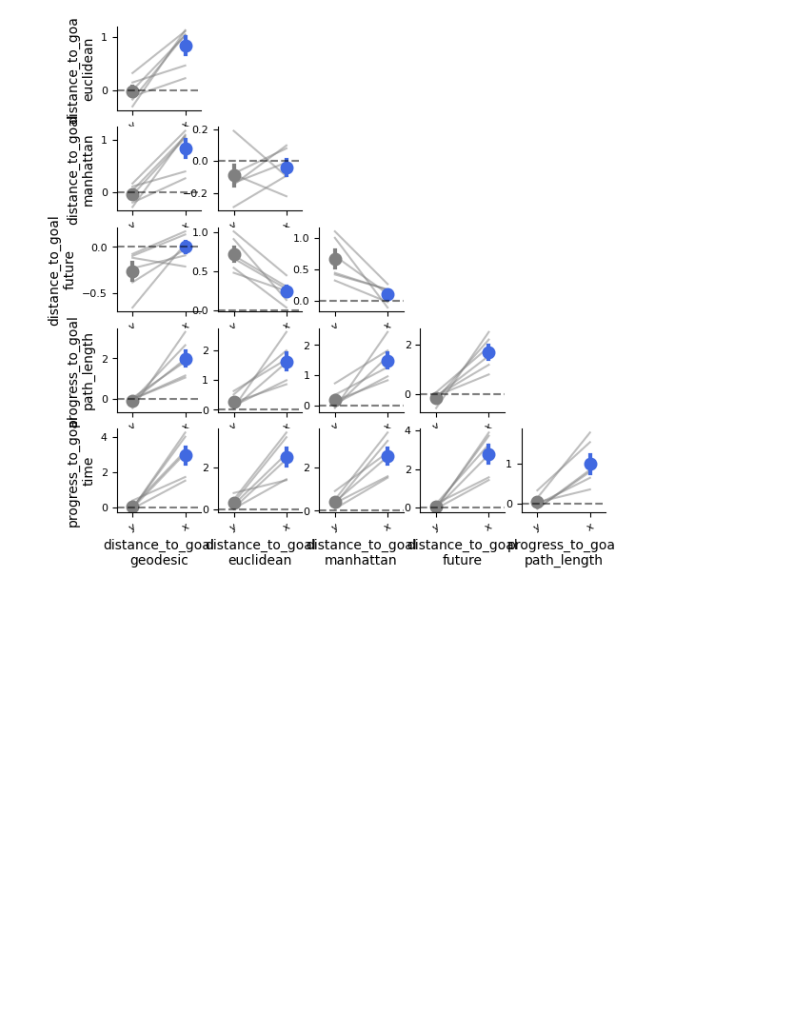
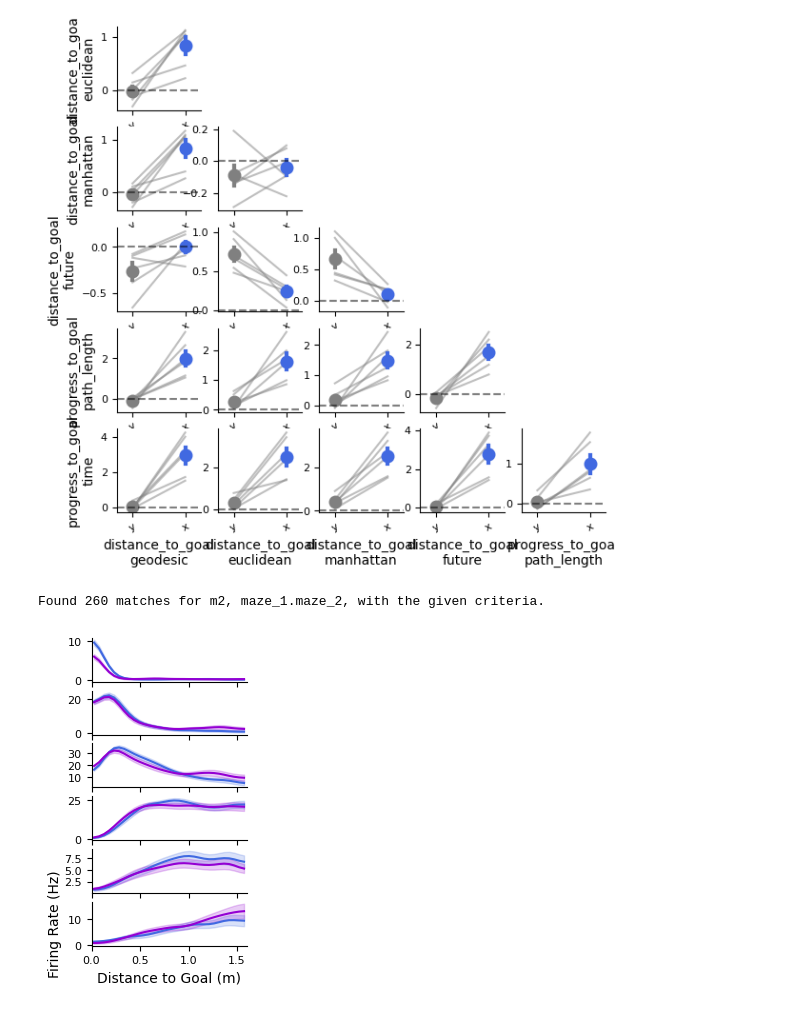
Before and after one commit to peterdoohan/GridMaze-mFC, a Jupyter notebook: Notebooks/5.flexible_reps.ipynb, the cells around one changed output. Cells and saved outputs as stored; diff of their text form; code cells hidden in the pictures; blank space fills up the shorter version.

Commit message:
added supp. distance to goal figures

```diff
--- a/Notebooks/5.flexible_reps.ipynb
+++ b/Notebooks/5.flexible_reps.ipynb
@@ -459,0 +465,48 @@ progress_to_goal.path_length_vs_progress_to_goal.time:
+# %%
+# get matches like this
+matched_clusters = mm.get_cross_maze_matches(
+    subject_ID="m2",
+    maze_pair=("maze_1", "maze_2"),
+    single_units=True,
+    tuning_metric="distance_to_goal",
+    min_split_half_corr=0.3,  # only keep matches that a both distance tuned to start with
+    return_as="cluster_objects",
+    verbose=True,
+)
+# %% [output]
+Found 260 matches for m2, maze_1.maze_2, with the given criteria.
+# %%
+# I've selected a few matched clusters from the above list that we can have a look at ...
+_matched_clusters = np.array(
+    [
+        ["m2.2022-07-05.maze_cluster64", "m2.2022-07-11.maze_cluster49"],  # Maze_1, Maze_2
+        ["m2.2022-07-03.maze_cluster90", "m2.2022-07-11.maze_cluster94"],
+        ["m2.2022-07-05.maze_cluster28", "m2.2022-07-11.maze_cluster26"],
+        ["m2.2022-07-04.maze_cluster86", "m2.2022-07-12.maze_cluster84"],
+        ["m2.2022-07-05.maze_cluster44", "m2.2022-07-13.maze_cluster65"],
+        ["m2.2022-07-02.maze_cluster87", "m2.2022-07-09.maze_cluster91"],
+    ]
+)
+
+matched_clusters = np.array([[gc.get_cluster(C) for C in pair] for pair in _matched_clusters])
+# %%
+# set up fig for plotting matched clusters
+f, axes = plt.subplots(6, 1, figsize=(2, 4), sharex=True)
+for ax in axes:
+    ax.spines[["top", "right"]].set_visible(False)
+
+# plot matched cluster tuning curves on the same axis :)
+for ax, pair in zip(axes, matched_clusters):
+    for Clust, color in zip(pair, ["royalblue", "darkviolet"]):
+        Clust.plot_tuning(
+            feature="distance_to_goal",
+            ax=ax,
+            feature_kwargs={"color": color},
+        )
+        ax.set_xlabel("")
+        ax.set_ylabel("")
+axes[-1].set_xlabel("Distance to Goal (m)")
+axes[-1].set_ylabel("Firing Rate (Hz)")
+f.savefig(FIG_SAVE_PATH / "matched_distance_tuning_curves.pdf")
+# %% [output]
+[figure, added]
```
Also changed, not shown: parts of 8 cells of this notebook.
